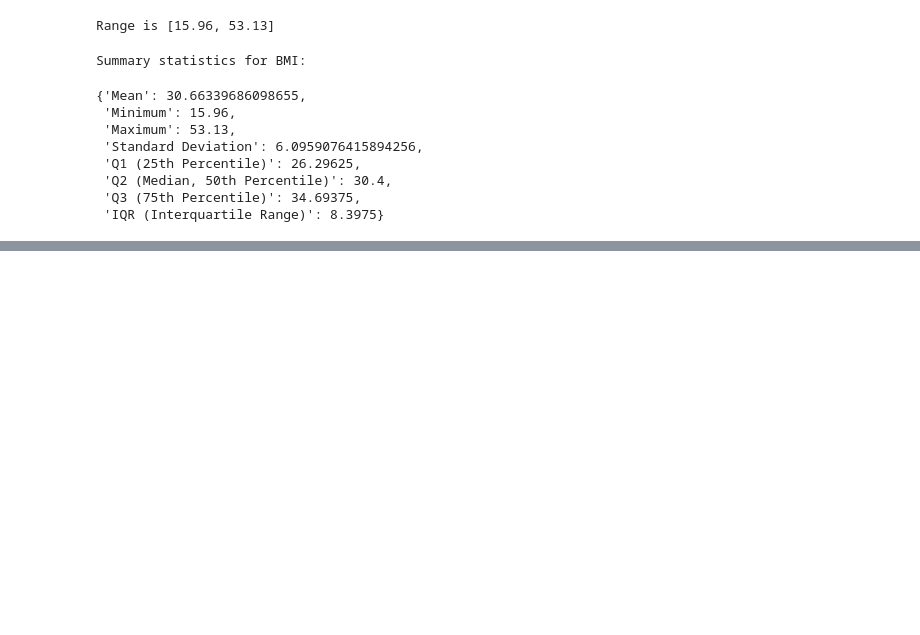
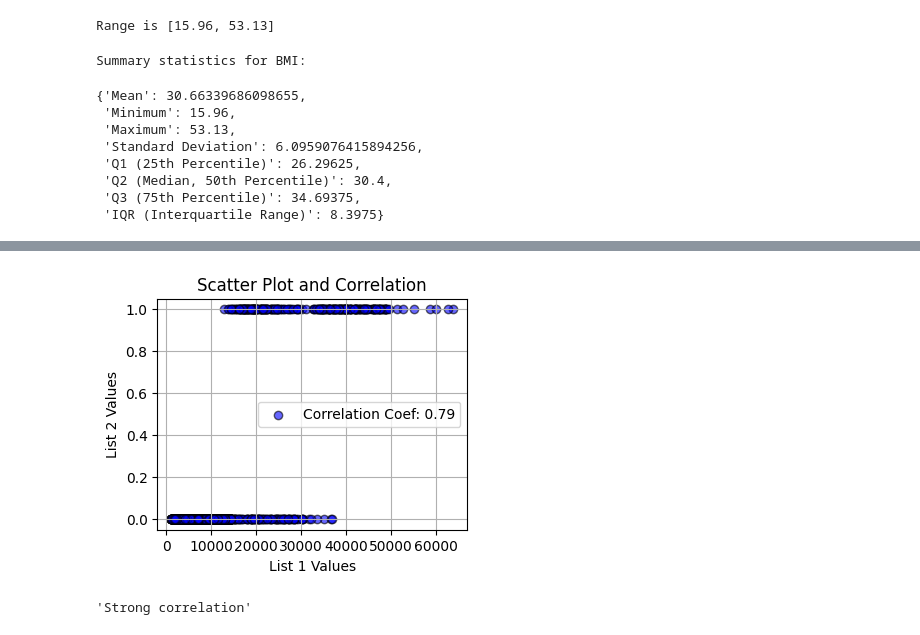
Before and after one commit to egraciani/python, a Jupyter notebook: Medical_Insurance_Cost_EGH.ipynb, the cells around one changed output, grey strips where cells are left out. Cells and saved outputs as stored; diff of their text form; code cells hidden in the pictures; blank space fills up the shorter version.

```diff
--- a/Medical_Insurance_Cost_EGH.ipynb
+++ b/Medical_Insurance_Cost_EGH.ipynb
@@ -310,0 +376,6 @@ plot_boxplot(bmis, 'BMI')
+# %%
+plot_correlation(smokers, costs)
+calculate_correlation(smokers, costs)
+# %% [output]
+[figure, added]
+'Strong correlation'
```
Also changed, not shown: parts of 14 cells of this notebook.
